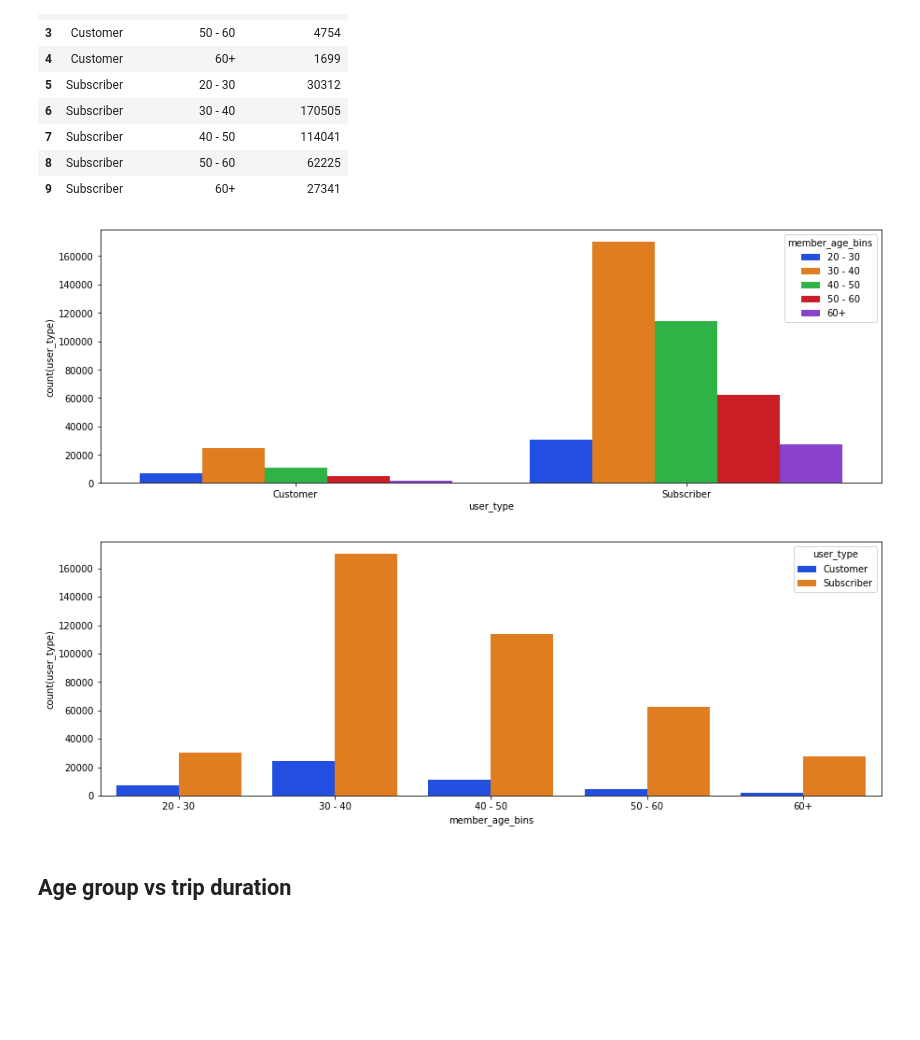
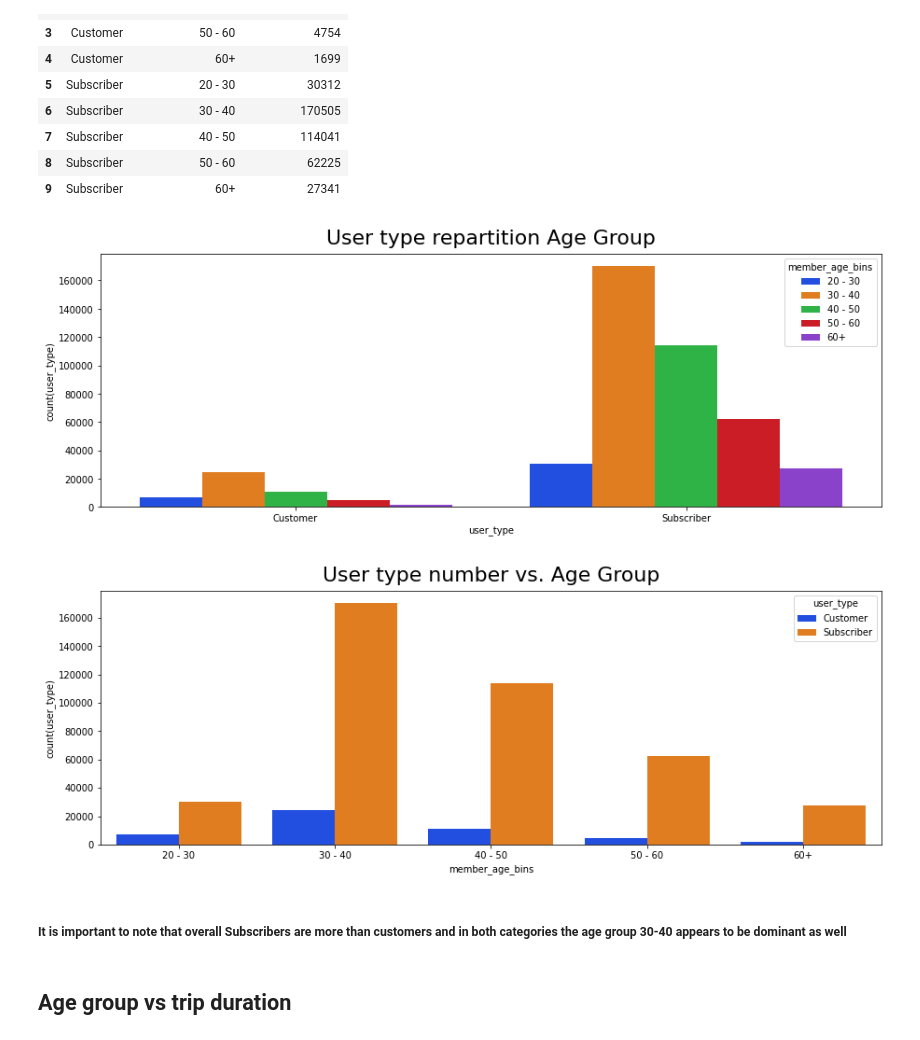
Before and after one commit to JulienAganze/Ford_Go_Bike_Project_Pyspark, a Jupyter notebook: data_manipulation.ipynb, the cells around one changed output. Cells and saved outputs as stored; diff of their text form; code cells hidden in the pictures; blank space fills up the shorter version.

```diff
--- a/data_manipulation.ipynb
+++ b/data_manipulation.ipynb
@@ -919,17 +896,21 @@ user_type_age
 # %%
 plt.figure(figsize=(15,5))
 sns.barplot(data=user_type_age, x=user_type_age['user_type'], y= user_type_age['count(user_type)'], hue='member_age_bins',
                palette='bright')
+plt.title('User type repartition Age Group', fontsize=22, y=1.015)
 plt.show()
 # %% [output]
-[figure, old version]
+[figure, new version]
 # %%
 plt.figure(figsize=(15,5))
 sns.barplot(data=user_type_age, x=user_type_age['member_age_bins'], y= user_type_age['count(user_type)'], hue='user_type',
                palette='bright')
+plt.title('User type number vs. Age Group', fontsize=22, y=1.015)
 plt.show()
 # %% [output]
-[figure, old version]
+[figure, new version]
+# %% [markdown]
+##### It is important to note that overall Subscribers are more than customers and in both categories the age group 30-40 appears to be dominant as well
 # %% [markdown]
 ## Age group vs trip duration
 # %%
```
Also changed, not shown: parts of 99 cells of this notebook.
